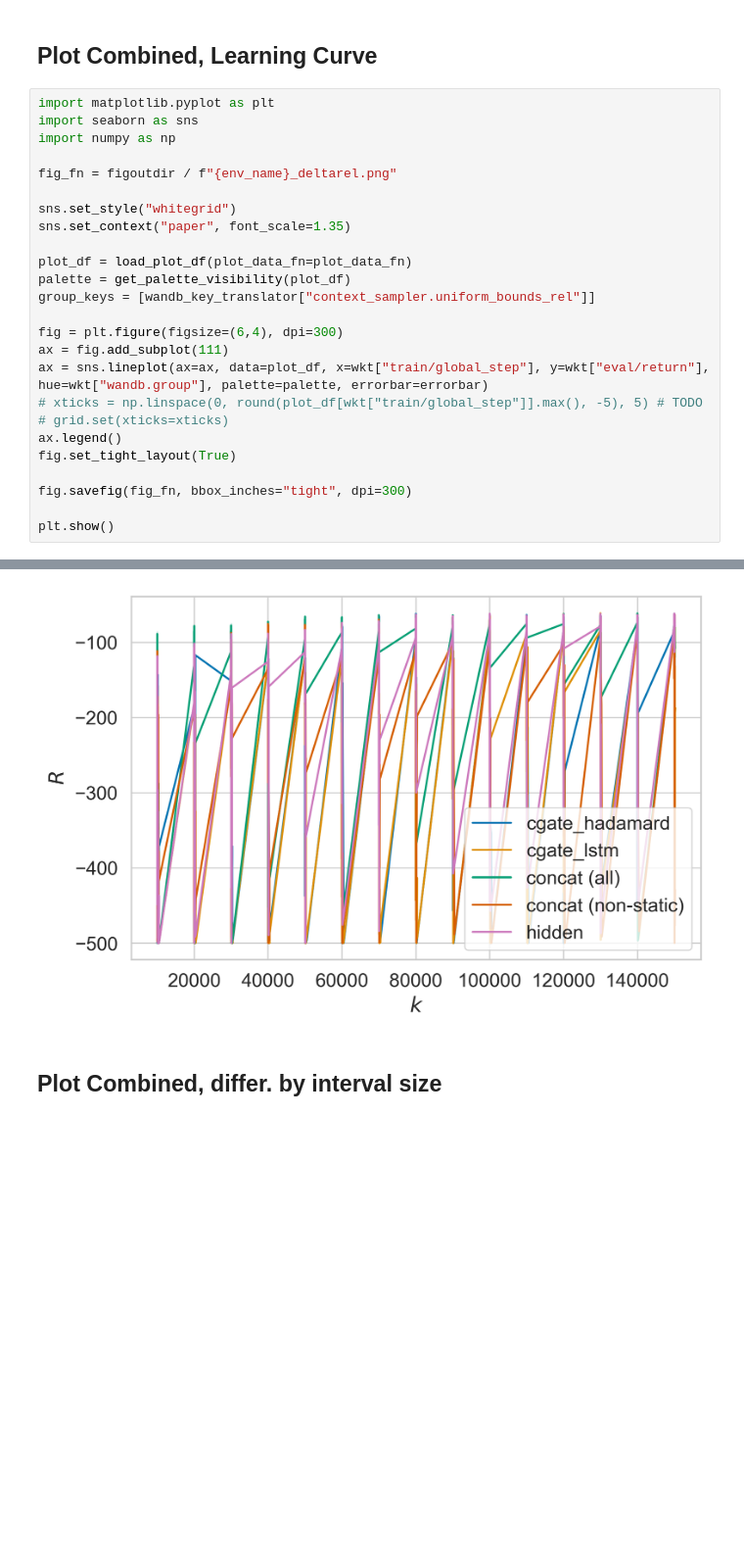
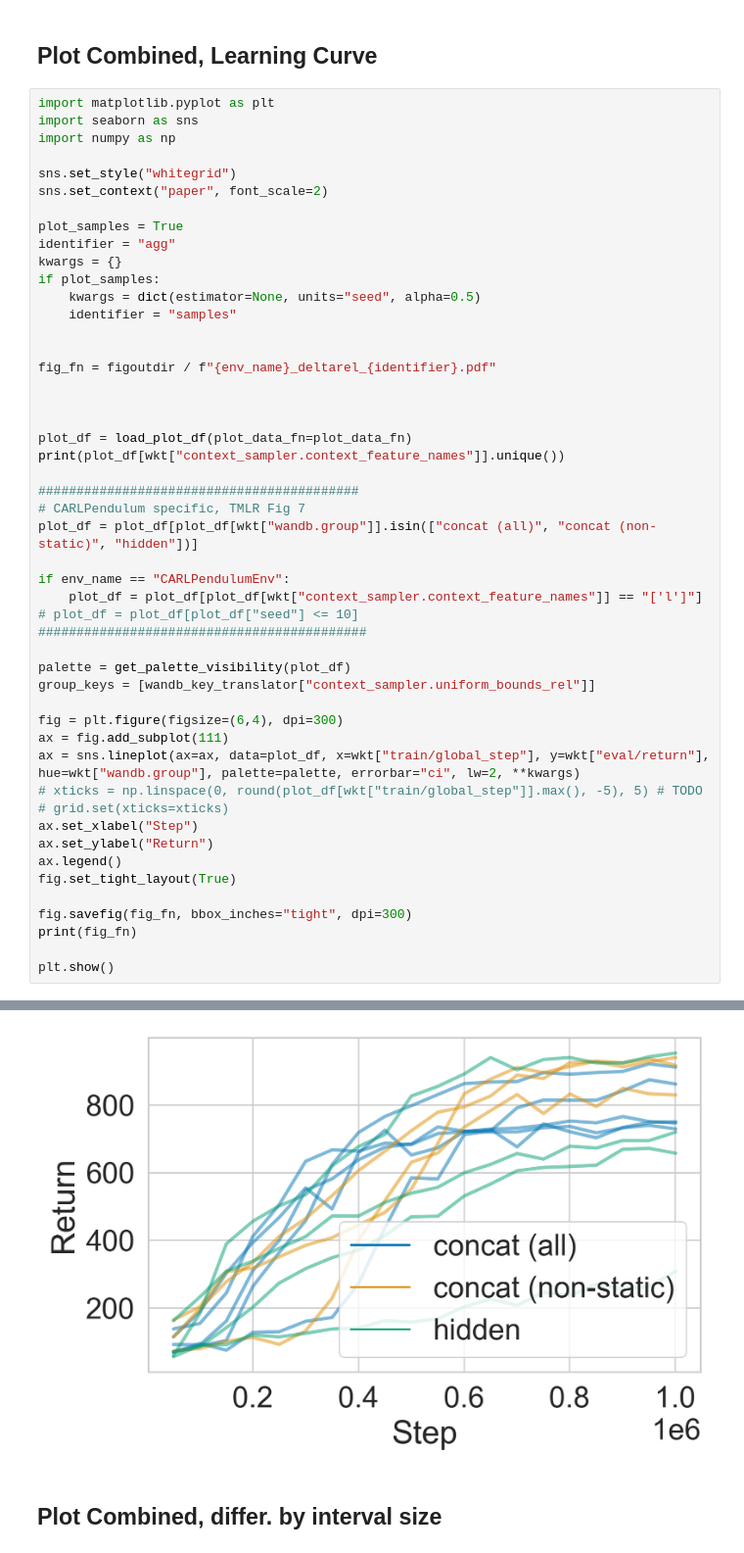
Before and after one commit to automl/CARL, a Jupyter notebook: experiments/evaluation/eval_benchmarking.ipynb, the cells around one changed output, grey strips where cells are left out. Shown at 98% size. Drawn from its saved outputs; the diff is of its cells as text; blank space fills up the shorter version.

```diff
--- a/experiments/evaluation/eval_benchmarking.ipynb
+++ b/experiments/evaluation/eval_benchmarking.ipynb
@@ -352,24 +377,48 @@ import matplotlib.pyplot as plt
 import seaborn as sns
 import numpy as np
 
-fig_fn = figoutdir / f"{env_name}_deltarel.png"
+sns.set_style("whitegrid")
+sns.set_context("paper", font_scale=2)
 
-sns.set_style("whitegrid")
-sns.set_context("paper", font_scale=1.35)
+plot_samples = True
+identifier = "agg"
+kwargs = {}
+if plot_samples:
+    kwargs = dict(estimator=None, units="seed", alpha=0.5)
+    identifier = "samples"
+
+
+fig_fn = figoutdir / f"{env_name}_deltarel_{identifier}.pdf"
+
+
 
 plot_df = load_plot_df(plot_data_fn=plot_data_fn)
+print(plot_df[wkt["context_sampler.context_feature_names"]].unique())
+
+##########################################
+# CARLPendulum specific, TMLR Fig 7
+plot_df = plot_df[plot_df[wkt["wandb.group"]].isin(["concat (all)", "concat (non-static)", "hidden"])]
+
+if env_name == "CARLPendulumEnv":
+    plot_df = plot_df[plot_df[wkt["context_sampler.context_feature_names"]] == "['l']"]
+# plot_df = plot_df[plot_df["seed"] <= 10]
+###########################################
+
 palette = get_palette_visibility(plot_df)
 group_keys = [wandb_key_translator["context_sampler.uniform_bounds_rel"]]
 
 fig = plt.figure(figsize=(6,4), dpi=300)
 ax = fig.add_subplot(111)
-ax = sns.lineplot(ax=ax, data=plot_df, x=wkt["train/global_step"], y=wkt["eval/return"], hue=wkt["wandb.group"], palette=palette, errorbar=errorbar)
+ax = sns.lineplot(ax=ax, data=plot_df, x=wkt["train/global_step"], y=wkt["eval/return"], hue=wkt["wandb.group"], palette=palette, errorbar="ci", lw=2, **kwargs)
 # xticks = np.linspace(0, round(plot_df[wkt["train/global_step"]].max(), -5), 5) # TODO
 # grid.set(xticks=xticks)
+ax.set_xlabel("Step")
+ax.set_ylabel("Return")
 ax.legend()
 fig.set_tight_layout(True)
 
 fig.savefig(fig_fn, bbox_inches="tight", dpi=300)
+print(fig_fn)
 
 plt.show()
 # %% [output]
@@ -388,4 +439,4 @@ See the caveats in the documentation: https://pandas.pydata.org/pandas-docs/stab
-[figure, old version]
+[figure, new version]
 # %% [markdown]
 ## Plot Combined, differ. by interval size
 # %%
```
Also changed, not shown: parts of 5 cells of this notebook, 6 other files.
